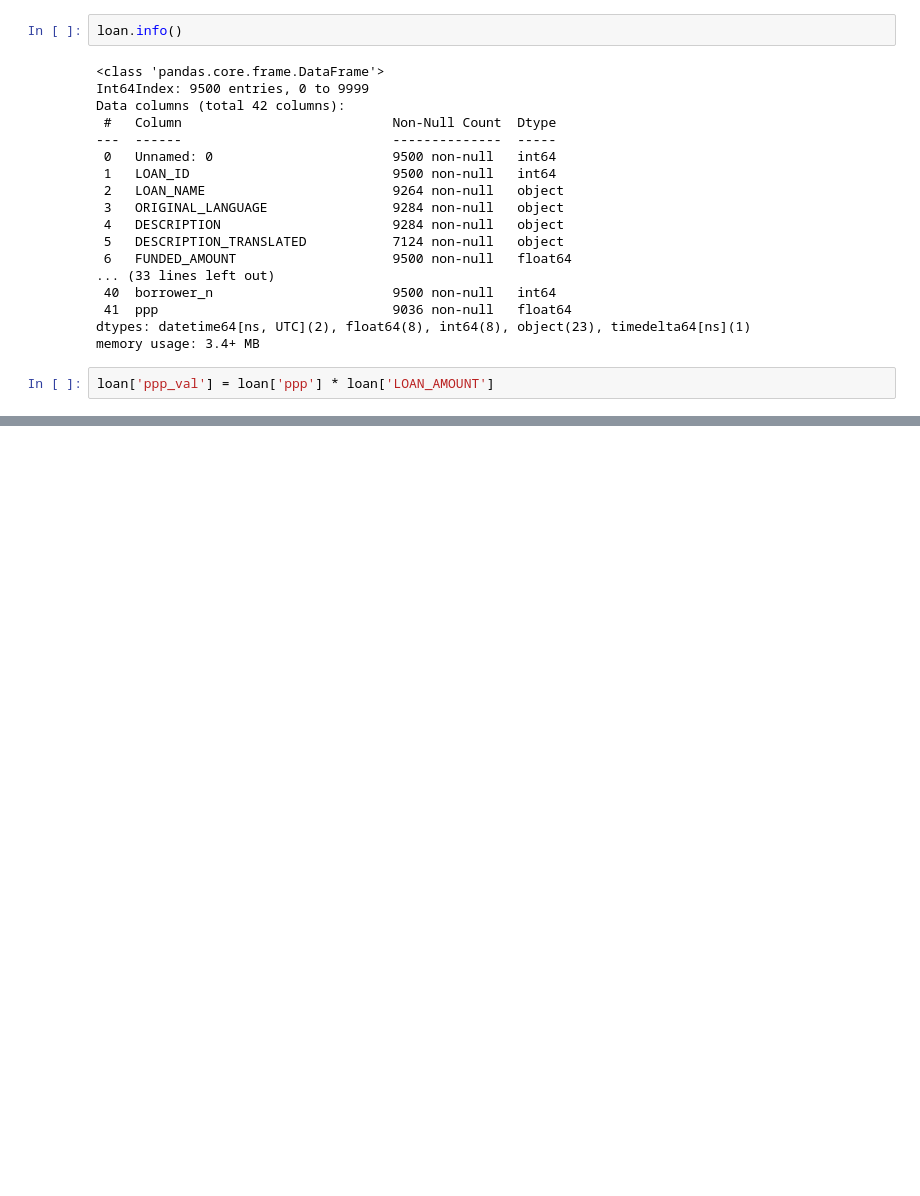
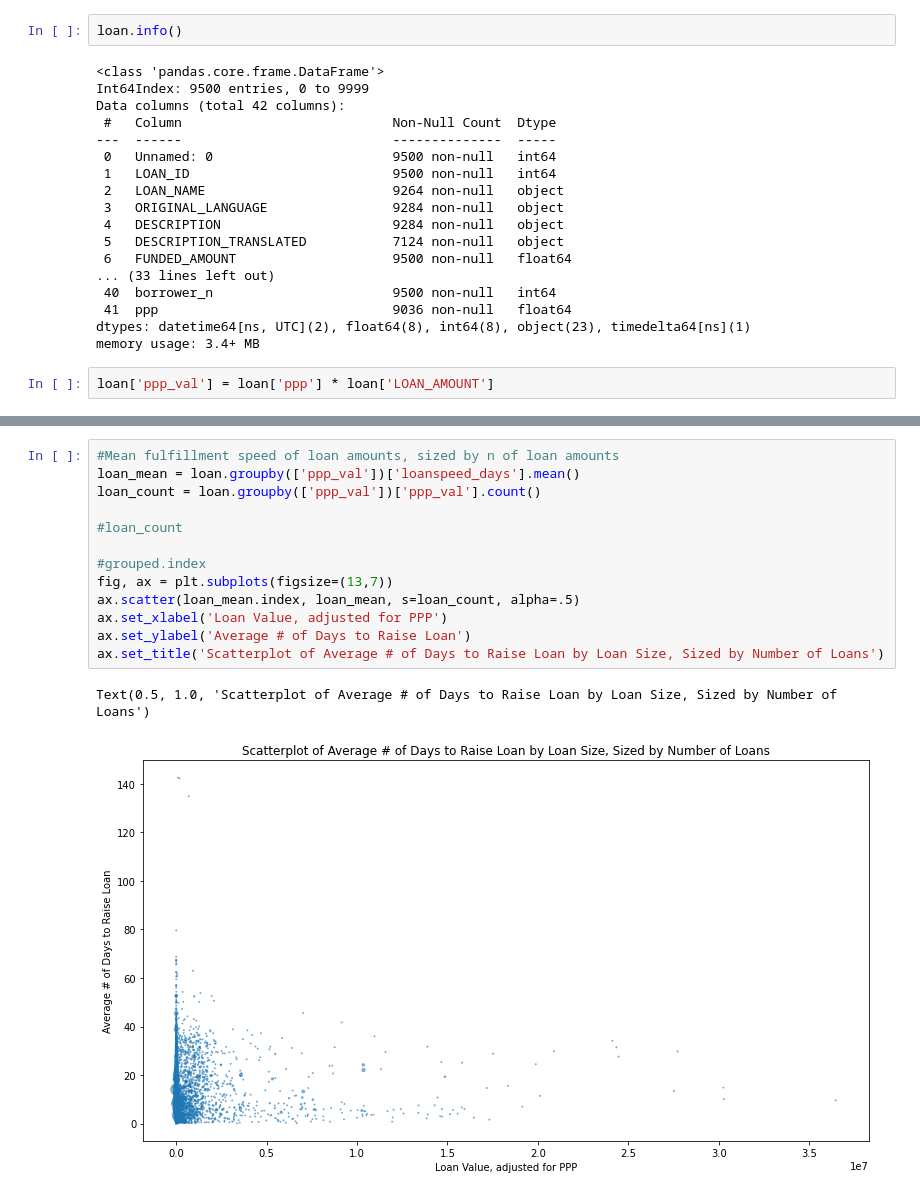
Before and after one commit to mcdimant/kiva_analysis, a Jupyter notebook: notebooks/kiva_clean.ipynb, the cells around one changed output, grey strips where cells are left out. Cells and saved outputs as stored; diff of their text form; blank space fills up the shorter version.

```diff
--- a/notebooks/kiva_clean.ipynb
+++ b/notebooks/kiva_clean.ipynb
@@ -161,0 +262,16 @@ Name: ppp_val, Length: 9500, dtype: float64
+# %%
+#Mean fulfillment speed of loan amounts, sized by n of loan amounts
+loan_mean = loan.groupby(['ppp_val'])['loanspeed_days'].mean()
+loan_count = loan.groupby(['ppp_val'])['ppp_val'].count()
+
+#loan_count
+
+#grouped.index
+fig, ax = plt.subplots(figsize=(13,7))
+ax.scatter(loan_mean.index, loan_mean, s=loan_count, alpha=.5)
+ax.set_xlabel('Loan Value, adjusted for PPP')
+ax.set_ylabel('Average # of Days to Raise Loan')
+ax.set_title('Scatterplot of Average # of Days to Raise Loan by Loan Size, Sized by Number of Loans')
+# %% [output]
+Text(0.5, 1.0, 'Scatterplot of Average # of Days to Raise Loan by Loan Size, Sized by Number of Loans')
+[figure, added]
```
Also changed, not shown: parts of 15 cells of this notebook.
